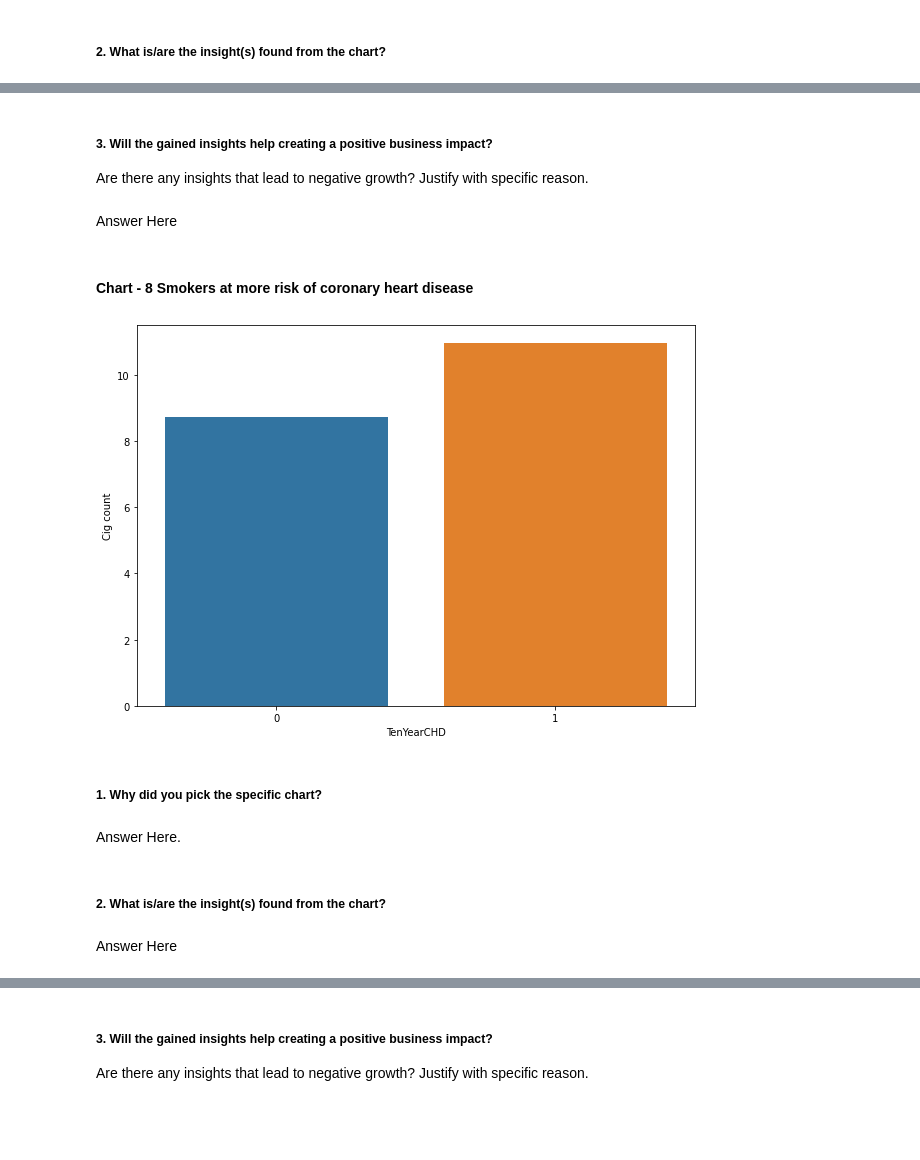
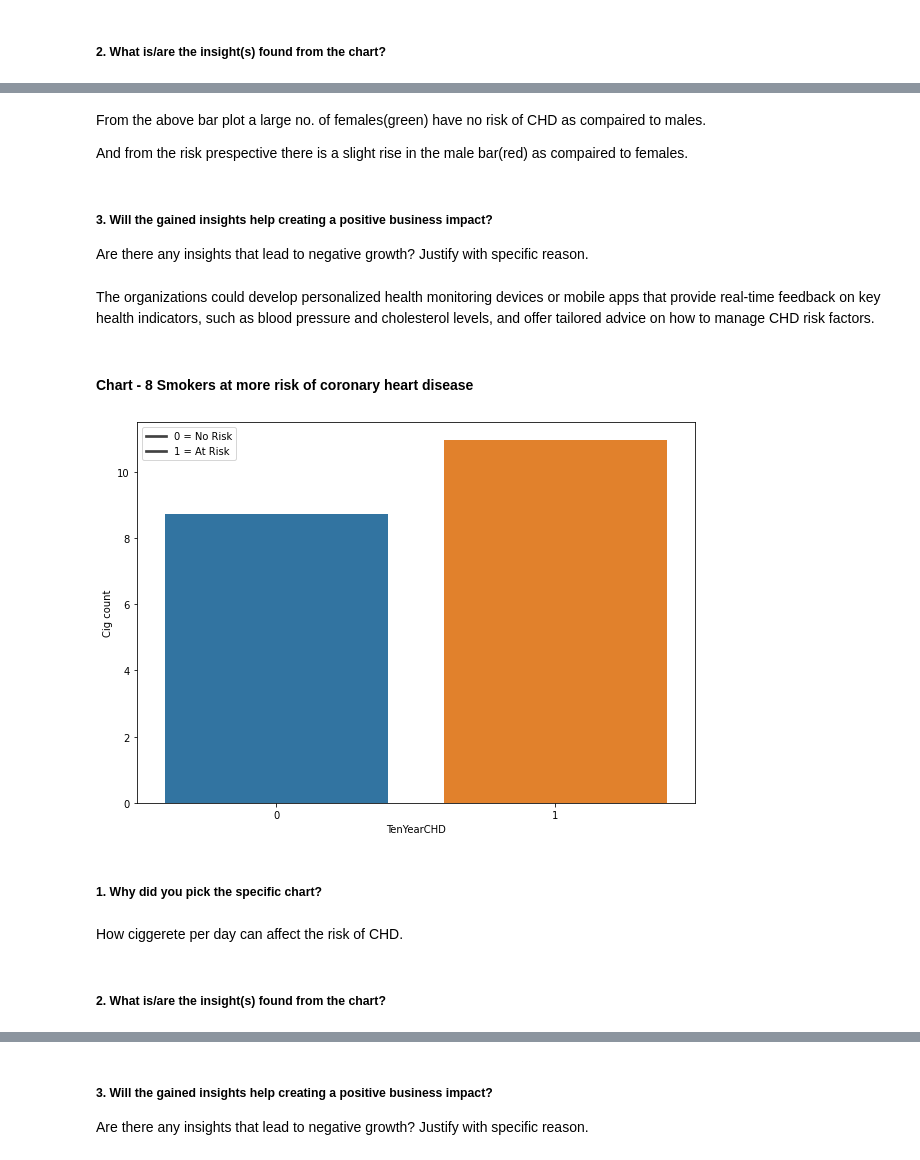
Before and after one commit to ritik1804k/Supervised-ML---Classification-Capstone-Project, a Jupyter notebook: Supervised_ML_Classification_Capstone_Project_.ipynb, the cells around one changed output, grey strips where cells are left out. Saved outputs shown, nothing was run; the diff lists cells and outputs as text; code cells hidden in the pictures; blank space fills up the shorter version.

```diff
--- a/Supervised_ML_Classification_Capstone_Project_.ipynb
+++ b/Supervised_ML_Classification_Capstone_Project_.ipynb
@@ -550,24 +579,27 @@ Answer Here
+# %% [markdown]
+From the above bar plot a large no. of females(green) have no risk of CHD as compaired to males.
+
+And from the risk prespective there is a slight rise in the male bar(red) as compaired to females.
 # %% [markdown]
 ##### 3. Will the gained insights help creating a positive business impact?
 Are there any insights that lead to negative growth? Justify with specific reason.
-# %% [markdown]
-Answer Here
+# %% [markdown]
+The organizations could develop personalized health monitoring devices or mobile apps that provide real-time feedback on key health indicators, such as blood pressure and cholesterol levels, and offer tailored advice on how to manage CHD risk factors.
 # %% [markdown]
 #### Chart - 8  **Smokers at more risk of coronary heart disease**
 # %%
 # Chart - 8 visualization code
 plt.figure(figsize = (10,7))
 group9 = df.groupby('TenYearCHD').cigsPerDay.mean()
 sns.barplot(group9.index, group9.values)
 plt.ylabel('Cig count')
+plt.legend(['0 = No Risk','1 = At Risk'])
 plt.show()
 # %% [output]
-[figure, old version]
+[figure, new version]
 # %% [markdown]
 ##### 1. Why did you pick the specific chart?
-# %% [markdown]
-Answer Here.
+# %% [markdown]
+How ciggerete per day can affect the risk of CHD.
 # %% [markdown]
 ##### 2. What is/are the insight(s) found from the chart?
-# %% [markdown]
-Answer Here
```
Also changed, not shown: parts of 63 cells of this notebook.
